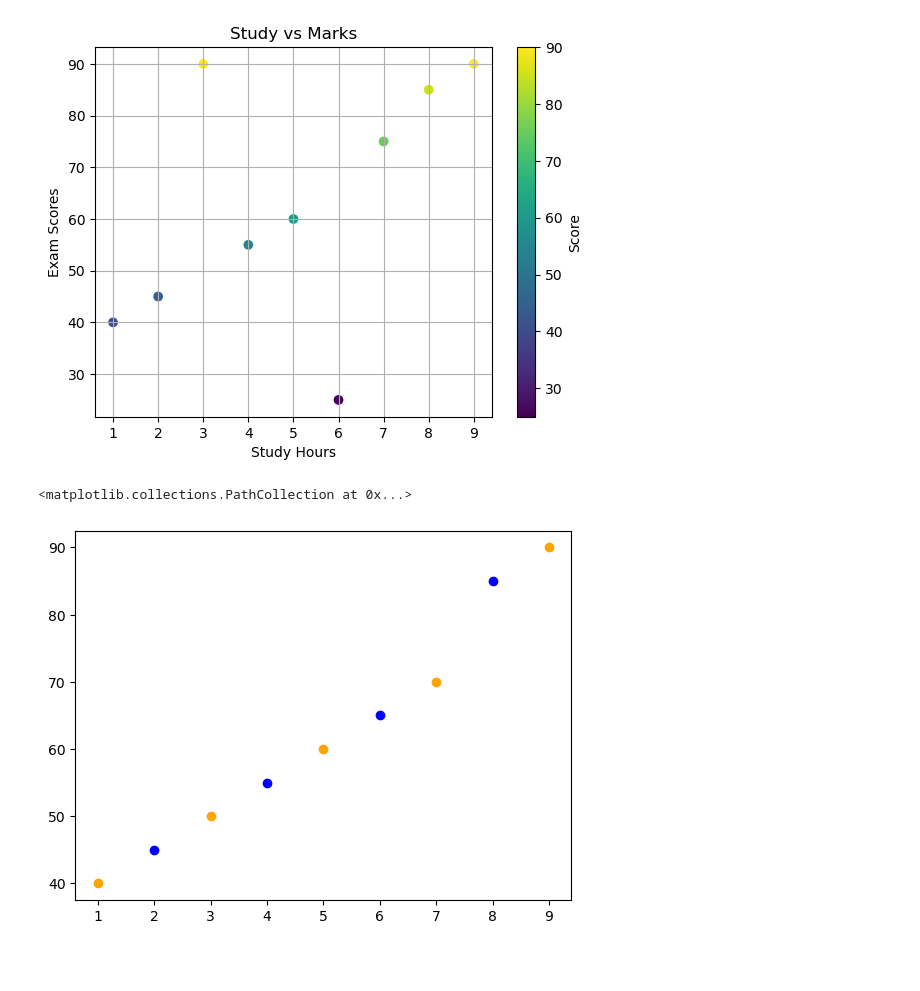
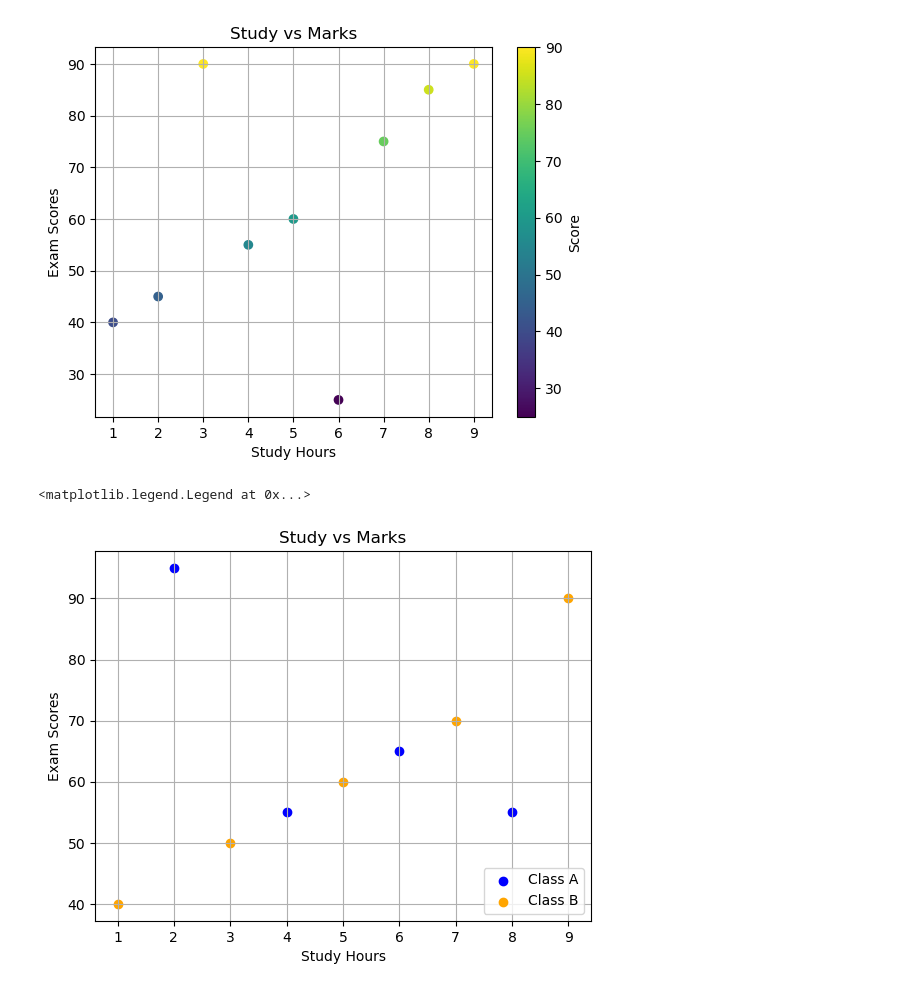
Before and after one commit to mishra1010/DataScience, a Jupyter notebook: DataVisualization/06Scatterplotsinmatplotlib.ipynb, the cells around one changed output. Saved outputs shown, nothing was run; the diff lists cells and outputs as text; code cells hidden in the pictures; blank space fills up the shorter version.

```diff
--- a/DataVisualization/06Scatterplotsinmatplotlib.ipynb
+++ b/DataVisualization/06Scatterplotsinmatplotlib.ipynb
@@ -20,14 +20,18 @@ Text(0, 0.5, 'Exam Scores')
 # %%
 #Multiple groups in one plot
 class_a_hours = [2, 4, 6, 8]
-class_a_scores = [45, 55, 65, 85]
+class_a_scores = [95, 55, 65, 55]
 
 class_b_hours = [1, 3, 5, 7, 9]
 class_b_scores = [40, 50, 60, 70, 90]
 # %%
 plt.scatter(class_a_hours, class_a_scores, label='Class A', color='blue')
 plt.scatter(class_b_hours, class_b_scores, label='Class B', color='orange')
-plt.title(
+plt.grid('True')
+plt.title('Study vs Marks')
+plt.xlabel('Study Hours')
+plt.ylabel("Exam Scores")
+plt.legend()
 # %% [output]
-<matplotlib.collections.PathCollection at 0x...>
+<matplotlib.legend.Legend at 0x...>
-[figure, old version]
+[figure, new version]
```
Also changed, not shown: 7 other files.
